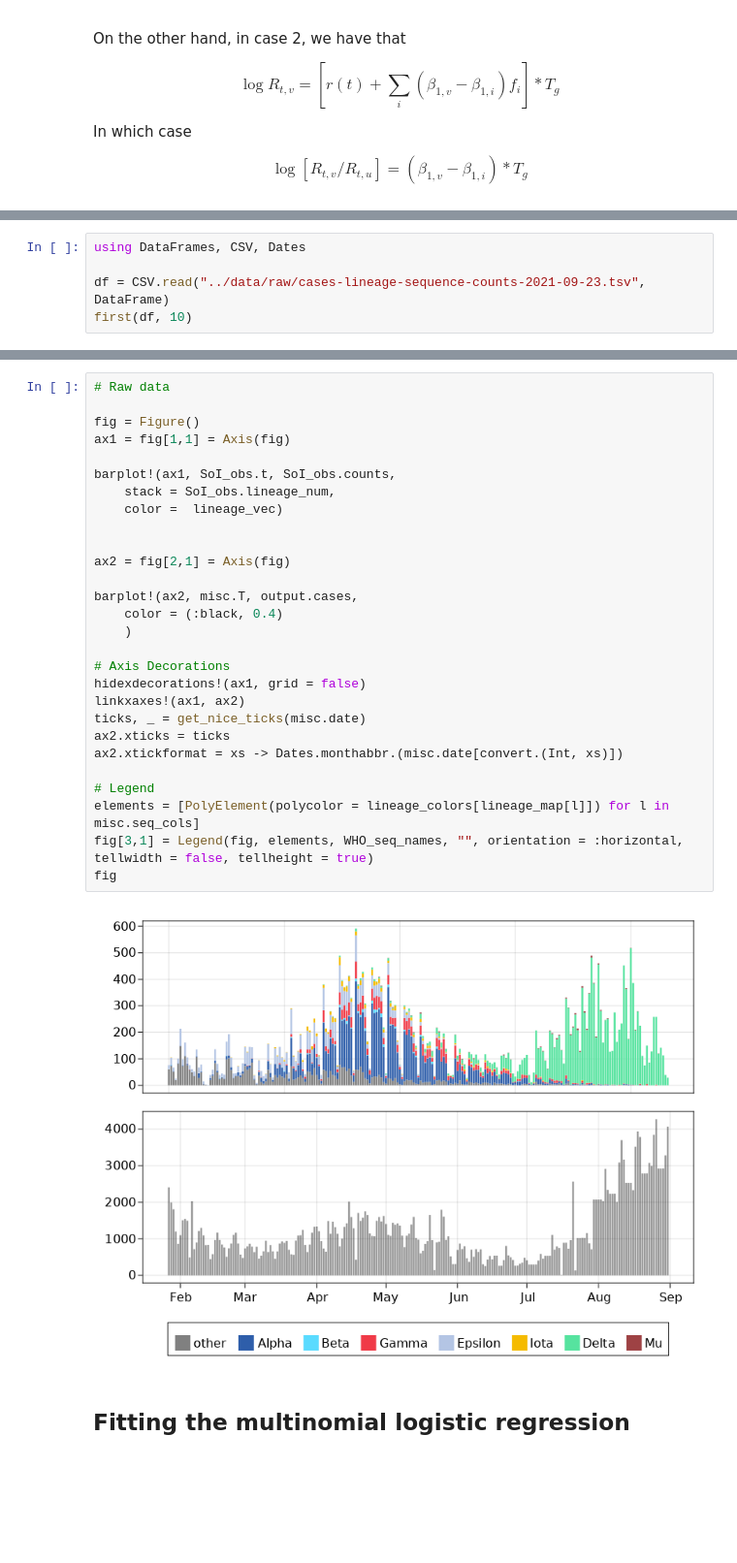
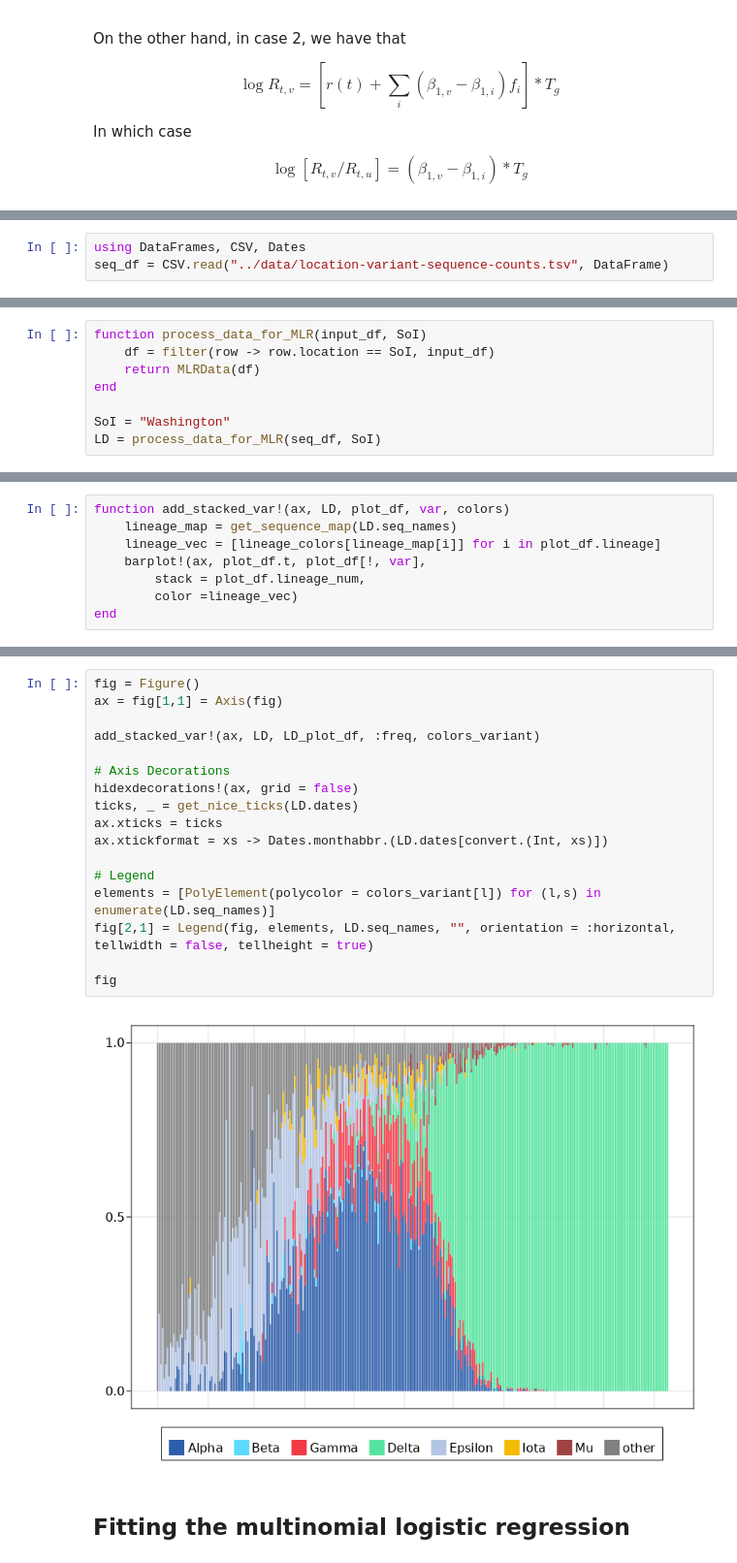
Before and after one commit to blab/rt-from-frequency-dynamics, a Jupyter notebook: notebooks/MLR_supplement.ipynb, the cells around one changed output, grey strips where cells are left out. Shown: that part at 97% size. Cells and saved outputs as stored; diff of their text form; blank space fills up the shorter version.

```diff
--- a/notebooks/MLR_supplement.ipynb
+++ b/notebooks/MLR_supplement.ipynb
@@ -148,6 +148,4 @@ $$
 # %%
 using DataFrames, CSV, Dates
-
-df = CSV.read("../data/raw/cases-lineage-sequence-counts-2021-09-23.tsv", DataFrame)
-first(df, 10)
+seq_df = CSV.read("../data/location-variant-sequence-counts.tsv", DataFrame)
 # %% [output]
@@ -235,0 +171,8 @@ first(SoI_obs, 10)
+# %%
+function process_data_for_MLR(input_df, SoI)
+    df = filter(row -> row.location == SoI, input_df)
+    return MLRData(df)
+end
+
+SoI = "Washington"
+LD = process_data_for_MLR(seq_df, SoI)
@@ -273,0 +231,8 @@ WHO_seq_names = [lineage_to_WHO[lineage] for lineage in misc.seq_cols]
+# %%
+function add_stacked_var!(ax, LD, plot_df, var, colors)
+    lineage_map = get_sequence_map(LD.seq_names)
+    lineage_vec = [lineage_colors[lineage_map[i]] for i in plot_df.lineage]
+    barplot!(ax, plot_df.t, plot_df[!, var],
+        stack = plot_df.lineage_num,
+        color =lineage_vec)
+end
@@ -274,32 +241,21 @@ WHO_seq_names = [lineage_to_WHO[lineage] for lineage in misc.seq_cols]
 # %%
-# Raw data
+fig = Figure()
+ax = fig[1,1] = Axis(fig)
 
-fig = Figure()
-ax1 = fig[1,1] = Axis(fig)
-
-barplot!(ax1, SoI_obs.t, SoI_obs.counts,
-    stack = SoI_obs.lineage_num,
-    color =  lineage_vec)
-
-
-ax2 = fig[2,1] = Axis(fig)
-
-barplot!(ax2, misc.T, output.cases,
-    color = (:black, 0.4)
-    )
+add_stacked_var!(ax, LD, LD_plot_df, :freq, colors_variant)
 
 # Axis Decorations
-hidexdecorations!(ax1, grid = false)
-linkxaxes!(ax1, ax2)
-ticks, _ = get_nice_ticks(misc.date)
-ax2.xticks = ticks
-ax2.xtickformat = xs -> Dates.monthabbr.(misc.date[convert.(Int, xs)])
+hidexdecorations!(ax, grid = false)
+ticks, _ = get_nice_ticks(LD.dates)
+ax.xticks = ticks
+ax.xtickformat = xs -> Dates.monthabbr.(LD.dates[convert.(Int, xs)])
 
 # Legend
-elements = [PolyElement(polycolor = lineage_colors[lineage_map[l]]) for l in misc.seq_cols]
-fig[3,1] = Legend(fig, elements, WHO_seq_names, "", orientation = :horizontal, tellwidth = false, tellheight = true)
+elements = [PolyElement(polycolor = colors_variant[l]) for (l,s) in enumerate(LD.seq_names)]
+fig[2,1] = Legend(fig, elements, LD.seq_names, "", orientation = :horizontal, tellwidth = false, tellheight = true)
+
 fig
 # %% [output]
-[figure, old version]
+[figure, new version]
 # %% [markdown]
 ## Fitting the multinomial logistic regression
```
Also changed, not shown: parts of 28 cells of this notebook, 3 other files.
